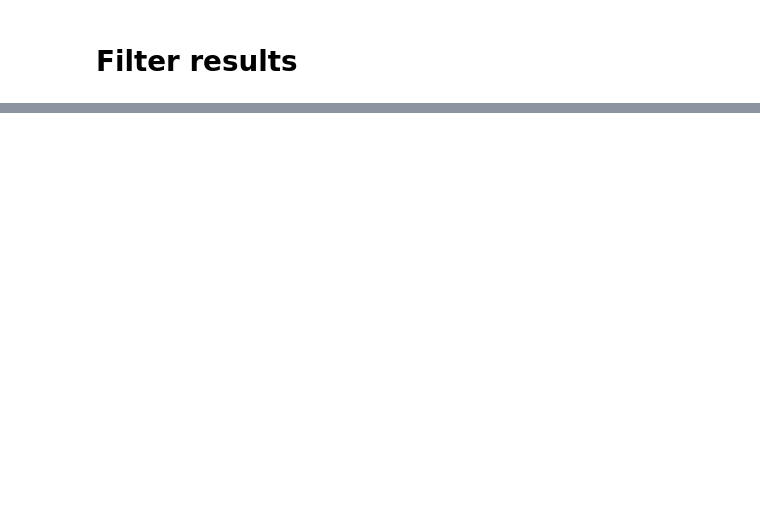
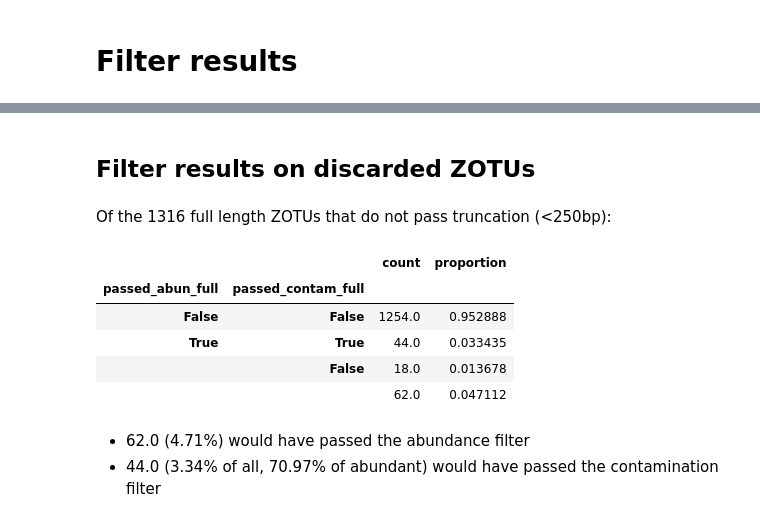
Before and after one commit to SethGG/mycodiversity-arise, a Jupyter notebook: 7_data_analysis.ipynb, the cells around one changed output, grey strips where cells are left out. Cells and saved outputs as stored; diff of their text form; code cells hidden in the pictures; blank space fills up the shorter version.

```diff
--- a/7_data_analysis.ipynb
+++ b/7_data_analysis.ipynb
@@ -161,0 +99,29 @@ Of the 1316 full length ZOTUs that do not pass truncation (<250bp):
+# %%
+# Filter results on discarded ZOTUs
+df_not_trunc = df[df["passed_trunc"] == False]
+df_not_trunc_filter_counts = pd.DataFrame.join(
+    df_not_trunc.value_counts(subset=['passed_abun_full', 'passed_contam_full']),
+    df_not_trunc.value_counts(subset=['passed_abun_full', 'passed_contam_full'], normalize=True))
+df_not_trunc_filter_counts.loc[(True,""),:] = df_not_trunc_filter_counts.loc[(True, slice(None))][['count', 'proportion']].sum()
+display(md("## Filter results on discarded ZOTUs"))
+display(md(f"Of the {df_not_trunc.shape[0]} full length ZOTUs that do not pass truncation (<250bp):"))
+display(df_not_trunc_filter_counts)
+
+num_passed_abun_disc = df_not_trunc_filter_counts.loc[(True, '')]['count']
+prop_passed_abun = df_not_trunc_filter_counts.loc[(True, '')]['proportion']
+num_passed_contam = df_not_trunc_filter_counts.loc[(True, True)]['count']
+prop_passed_contam = df_not_trunc_filter_counts.loc[(True, True)]['proportion']
+prop_passed_contam_abun = prop_passed_contam / prop_passed_abun
+display(md(f"- {num_passed_abun_disc} ({prop_passed_abun:.2%}) would have passed the abundance filter\n"
+           f"- {num_passed_contam} ({prop_passed_contam:.2%} of all, {prop_passed_contam_abun:.2%} of abundant) would have passed the contamination filter"))
+# %% [output]
+## Filter results on discarded ZOTUs
+Of the 1316 full length ZOTUs that do not pass truncation (<250bp):
+|  |  | count | proportion |
+| passed_abun_full | passed_contam_full |  |  |
+| False | False | 1254.0 | 0.952888 |
+| True | True | 44.0 | 0.033435 |
+|  | False | 18.0 | 0.013678 |
+|  |  | 62.0 | 0.047112 |
+- 62.0 (4.71%) would have passed the abundance filter
+- 44.0 (3.34% of all, 70.97% of abundant) would have passed the contamination filter
```
Also changed, not shown: parts of 10 cells of this notebook.
